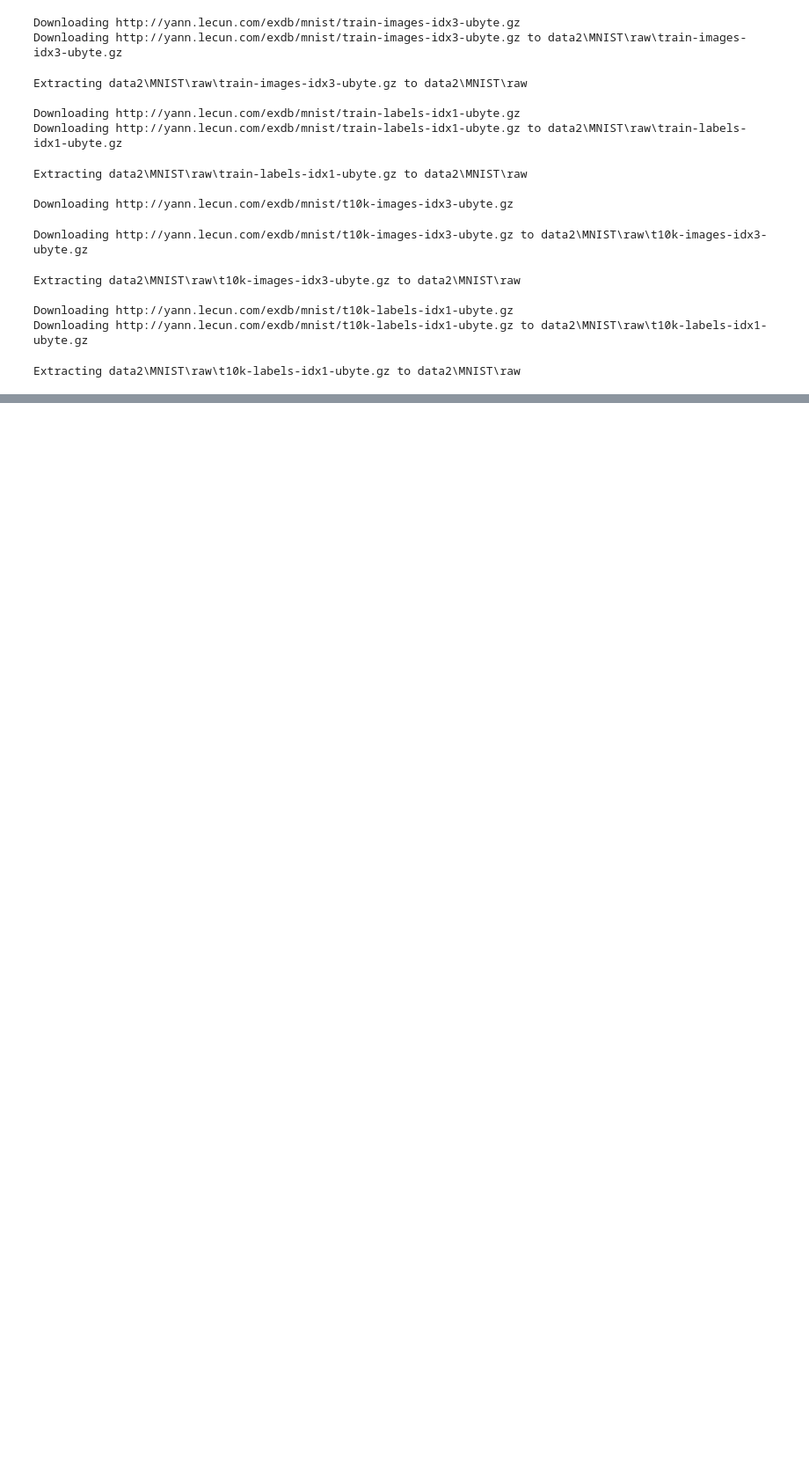
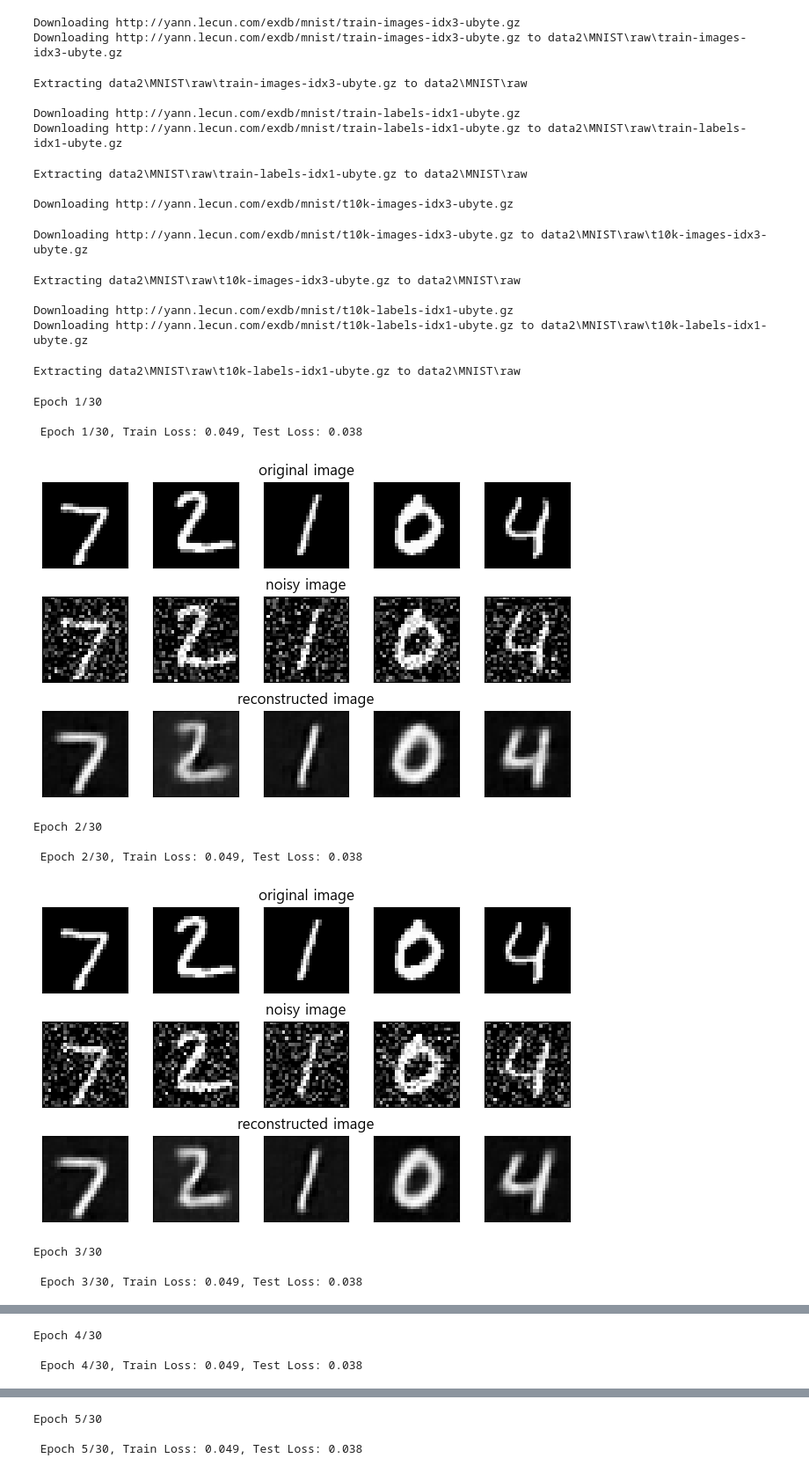
Before and after one commit to freshmea/chungnam_chatbot, a Jupyter notebook: pytorch/torch46.ipynb, the cells around one changed output, grey strips where cells are left out. Shown at 88% size. Cells and saved outputs as stored; diff of their text form; code cells hidden in the pictures; blank space fills up the shorter version.

```diff
--- a/pytorch/torch46.ipynb
+++ b/pytorch/torch46.ipynb
@@ -112,7 +112,7 @@ params_to_optimize = [
     {"params": encode.parameters()},
     {"params": decoder.parameters()},
 ]
-optim = torch.optim.Adam(params_to_optimize, lr=0.001, weight_decay=1e-05)
+optim_ob = torch.optim.Adam(params_to_optimize, lr=0.001, weight_decay=1e-05)
 loss_fn = torch.nn.MSELoss()
 # %%
 # 5 add noise
@@ -142,0 +163,10 @@ def train_epoch(
+# %%
+# 8 Korean font
+from matplotlib import font_manager
+import pathlib
+
+temp = pathlib.PosixPath
+pathlib.PosixPath = pathlib.WindowsPath
+font_fname = pathlib.PosixPath("C:/Windows/Fonts/malgun.ttf")
+font_family = font_manager.FontProperties(fname=font_fname).get_name()
+plt.rcParams["font.family"] = font_family
@@ -142,0 +209,34 @@ def train_epoch(
+# %%
+# 10 model train
+import numpy as np
+
+num_epochs = 30
+history_da = {"train_loss": [], "test_loss": []}
+loss_fn = torch.nn.MSELoss()
+
+for epoch in range(num_epochs):
+    print(f"Epoch {epoch+1}/{num_epochs}")
+    train_loss = train_epoch(
+        encode, decoder, device, train_loder, loss_fn, optim_ob, noise_factor=0.3
+    )
+    val_loss = test_epoch(
+        encode, decoder, device, test_loader, loss_fn, noise_factor=0.3
+    )
+    history_da["train_loss"].append(train_loss)
+    history_da["test_loss"].append(val_loss)
+    print(
+        f"\n Epoch {epoch+1}/{num_epochs}, Train Loss: {train_loss:.3f}, Test Loss: {val_loss:.3f}"
+    )
+    plot_ae_outputs(encode, decoder, noise_factor=0.3)
+# %% [output]
+Epoch 1/30
+
+ Epoch 1/30, Train Loss: 0.049, Test Loss: 0.038
+[figure, added]
+Epoch 2/30
+
+ Epoch 2/30, Train Loss: 0.049, Test Loss: 0.038
+[figure, added]
+Epoch 3/30
+
+ Epoch 3/30, Train Loss: 0.049, Test Loss: 0.038
@@ -142,0 +244,3 @@ def train_epoch(
+Epoch 4/30
+
+ Epoch 4/30, Train Loss: 0.049, Test Loss: 0.038
@@ -142,0 +248,3 @@ def train_epoch(
+Epoch 5/30
+
+ Epoch 5/30, Train Loss: 0.049, Test Loss: 0.038
```
Also changed, not shown: parts of 3 cells of this notebook, 1 other file.
